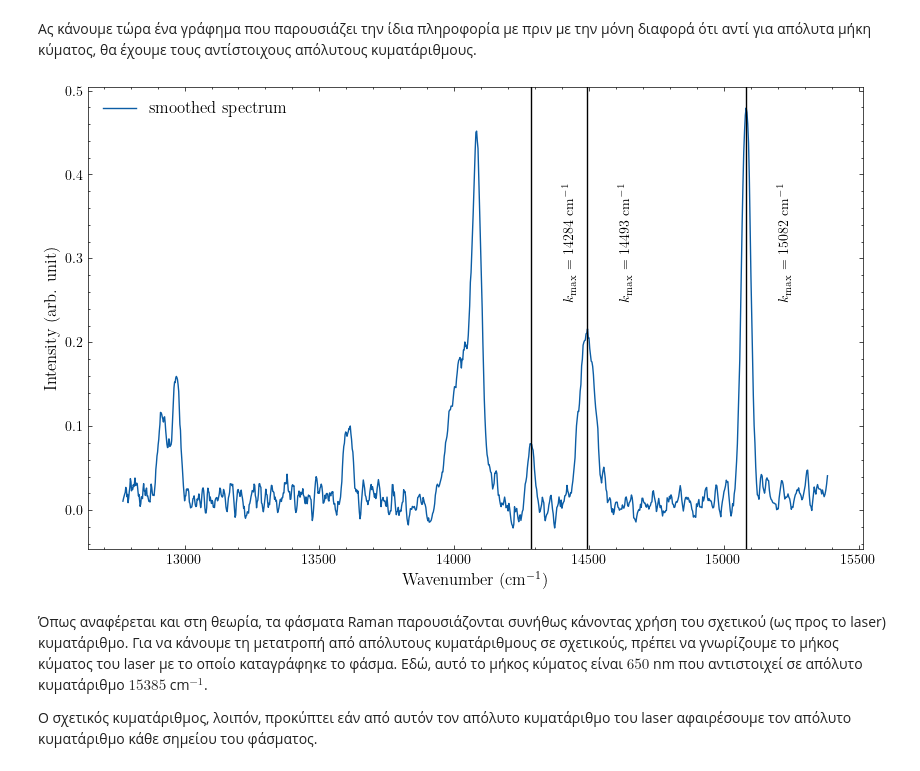
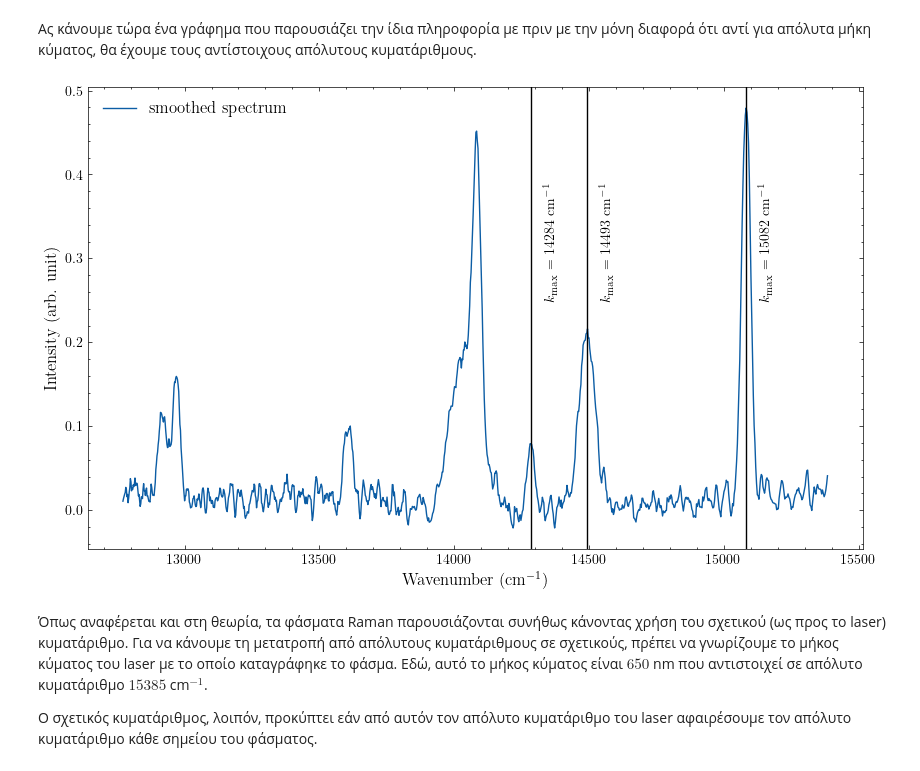
Before and after one commit to schanlar/python-UoC, a Jupyter notebook: 04.Physics_Project/Raman_spectroscopy/raman_spectroscopy_solution.ipynb, the cells around one changed output. Cells and saved outputs as stored; diff of their text form; code cells hidden in the pictures.

```diff
--- a/04.Physics_Project/Raman_spectroscopy/raman_spectroscopy_solution.ipynb
+++ b/04.Physics_Project/Raman_spectroscopy/raman_spectroscopy_solution.ipynb
@@ -202,7 +202,7 @@ import matplotlib.pyplot as plt
 plt.style.use(['default', 'science']) # choose your own style if you wish
 # %%
 # Read in data and dispaly columns
-data = pd.read_csv('raman_spectrum.csv')
+data = pd.read_csv('data/raman_spectrum.csv')
 data.columns
 # %% [output]
 Index(['Wavelength (nm)', 'Intensity (arb. unit)'], dtype='object')
@@ -797,24 +797,24 @@ data
 # %%
 plt.figure(figsize=(10,6))
 plt.plot(data["wavenumbers"], data["intensity"], label="smoothed spectrum")
 
 for popt in popts:
     A_opt, mu_opt, sig_opt = popt
     mu_opt = 1/(mu_opt * 1e-7) # convert wavelength in nm to wavenumber in cm^(-1)
     plt.axvline(mu_opt, color='black', lw=1)
 
     # Display some text about the estimated wavenumber at peak
     text = r"$k_{\rm max}$ = %d cm$^{-1}$" % (mu_opt)
-    plt.text(mu_opt+120, 0.25, text, rotation=90)
+    plt.text(mu_opt+50, 0.25, text, rotation=90)
 
 
 # plt.xlabel(r"Raman shift (cm$^{-1}$)", fontsize=12)
 plt.xlabel(r"Wavenumber (cm$^{-1}$)", fontsize=12)
 plt.ylabel("Intensity (arb. unit)", fontsize=12)
 plt.legend(fontsize=12)
 plt.show()
 # %% [output]
-[figure, old version]
+[figure, new version]
 # %% [markdown]
 Όπως αναφέρεται και στη θεωρία, τα φάσματα Raman παρουσιάζονται συνήθως κάνοντας χρήση του σχετικού (ως προς το laser) κυματάριθμο. Για να κάνουμε τη μετατροπή από απόλυτους κυματάριθμους σε σχετικούς, πρέπει να γνωρίζουμε το μήκος κύματος του laser με το οποίο καταγράφηκε το φάσμα. Εδώ, αυτό το μήκος κύματος είναι $650$ nm που αντιστοιχεί σε απόλυτο κυματάριθμο $15385$ cm$^{-1}$.
 
```
Also changed, not shown: parts of 1 cell of this notebook.
